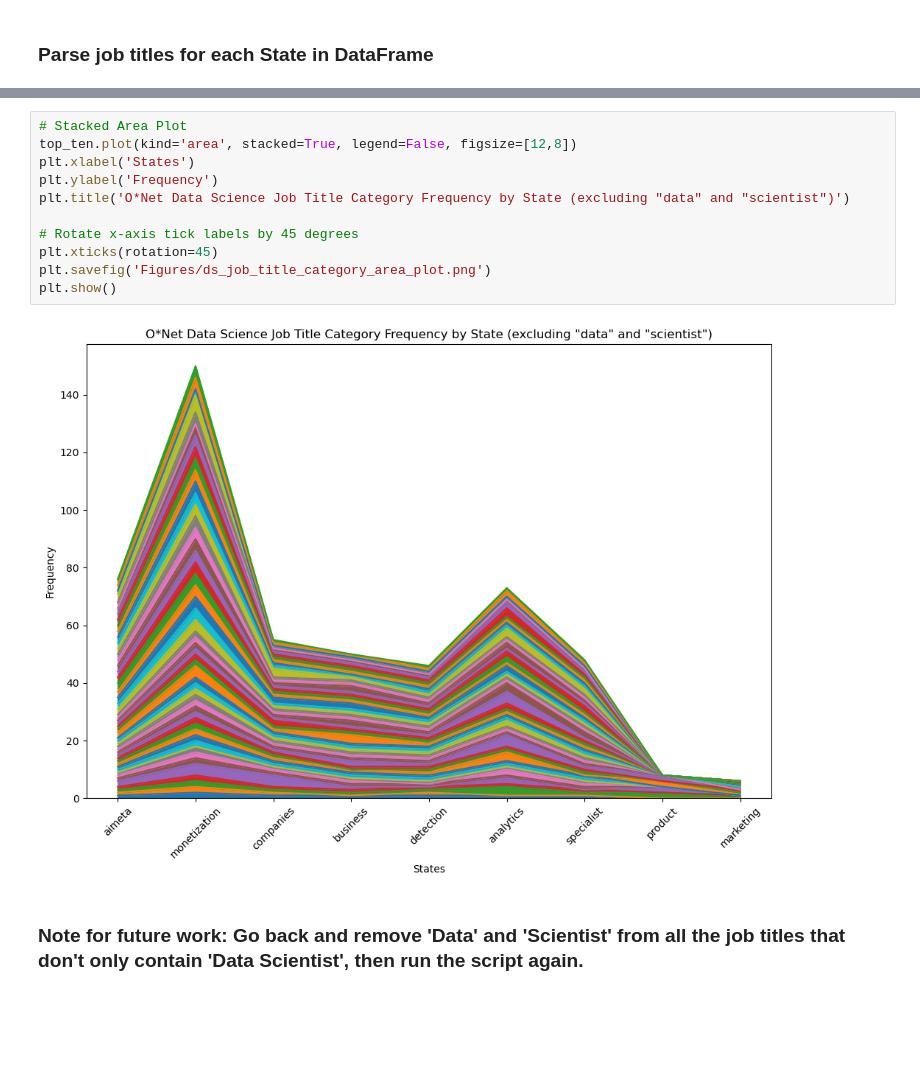
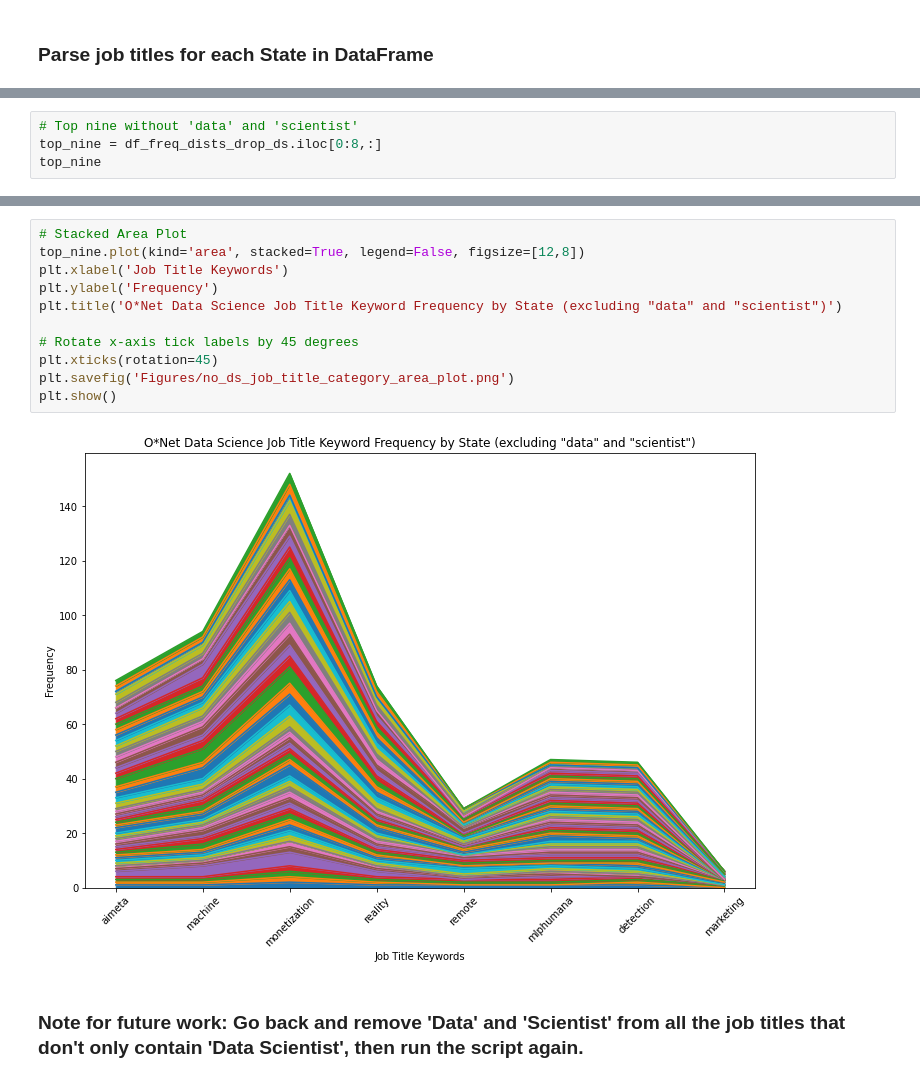
Before and after one commit to ethanwright96/data-science-jobscape, a Jupyter notebook: country-wide-ds-jobscape.ipynb, the cells around one changed output, grey strips where cells are left out. Drawn from its saved outputs; the diff is of its cells as text; blank space fills up the shorter version.

```diff
--- a/country-wide-ds-jobscape.ipynb
+++ b/country-wide-ds-jobscape.ipynb
@@ -366,0 +383,4 @@ top_ten
+# %%
+# Top nine without 'data' and 'scientist'
+top_nine = df_freq_dists_drop_ds.iloc[0:8,:]
+top_nine
@@ -367,16 +398,16 @@ top_ten
 # %%
 # Stacked Area Plot
-top_ten.plot(kind='area', stacked=True, legend=False, figsize=[12,8])
-plt.xlabel('States')
+top_nine.plot(kind='area', stacked=True, legend=False, figsize=[12,8])
+plt.xlabel('Job Title Keywords')
 plt.ylabel('Frequency')
-plt.title('O*Net Data Science Job Title Category Frequency by State (excluding "data" and "scientist")')
+plt.title('O*Net Data Science Job Title Keyword Frequency by State (excluding "data" and "scientist")')
 
 # Rotate x-axis tick labels by 45 degrees
 plt.xticks(rotation=45)
-plt.savefig('Figures/ds_job_title_category_area_plot.png')
+plt.savefig('Figures/no_ds_job_title_category_area_plot.png')
 plt.show()
 # %% [output]
-[figure, old version]
+[figure, new version]
 # %% [markdown]
 ### Note for future work: Go back and remove 'Data' and 'Scientist' from all the job titles that don't only contain 'Data Scientist', then run the script again.
 # %% [markdown]
```
Also changed, not shown: parts of 25 cells of this notebook, 4 other files.
